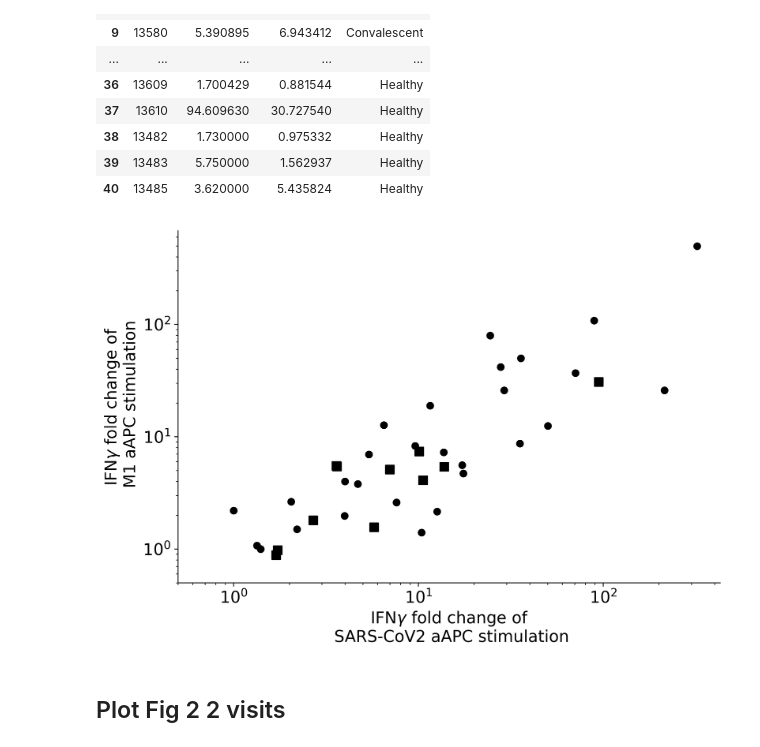
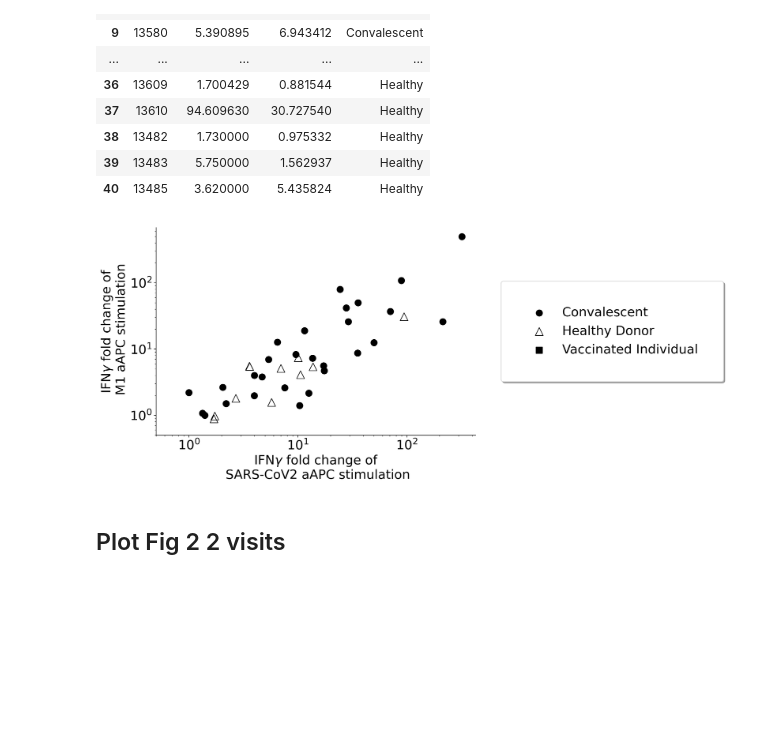
Before and after one commit to GaryWang7/COVID19_Cross_Reference, a Jupyter notebook: Paper_Plot/COVID_2020_Project/Plotting.ipynb, the cells around one changed output. Drawn from its saved outputs; the diff is of its cells as text; code cells hidden in the pictures; blank space fills up the shorter version.

Commit message:
Updated figure 2 plotting

```diff
--- a/Paper_Plot/COVID_2020_Project/Plotting.ipynb
+++ b/Paper_Plot/COVID_2020_Project/Plotting.ipynb
@@ -53,34 +53,50 @@ list(all_donors[(all_donors['Condition'] == 'Convalescent')]['M1'])
 Healthy_SARS, Healthy_M1 = list(all_donors[(all_donors['Condition'] == 'Healthy')]['SARS']), \
 list(all_donors[(all_donors['Condition'] == 'Healthy')]['M1'])
 # %%
+cir_size = 400*1
+tri_size = 150*1
+cross_size = 100*1
+lab_size = 20
 # Set up
-Fig2_all = plt.figure(figsize = (9,6), dpi = 400)
+Fig2_all = plt.figure(figsize = (18,6), dpi = 400)
 # Scatter
 ax = plt.subplot(111)
 #ax = brokenaxes(xlims=((0, 80), (160, 400)), ylims=((0,120), (310, 600)), hspace=.1)
-ax.scatter(CP_SARS,CP_M1, marker='.',color = 'k',s = 150)
-ax.scatter(Healthy_SARS,Healthy_M1, marker = ',',color = 'k', s = 60)
+Convalescent = ax.scatter(CP_SARS,CP_M1, marker='.',color = 'k',s = cir_size)
+Healthy = ax.scatter(Healthy_SARS,Healthy_M1, marker = '^',facecolors='none',color = 'k', s = tri_size)
+Vaccinated = ax.scatter([],[],marker = ',',color ='k',s = 100)
 # Axes Names
 ax.set_xlabel('IFN$\gamma$ fold change of \n SARS-CoV2 aAPC stimulation')
 ax.set_ylabel('IFN$\gamma$ fold change of \n M1 aAPC stimulation')
 # Axis log scale
 plt.yscale("log")
 plt.xscale("log")
 # Limits
 plt.ylim(ymin=0.5)
 plt.xlim(xmin=0.5)
 # Hide right and top spines
 ax.spines['right'].set_visible(False)
 ax.spines['top'].set_visible(False)
 ax.yaxis.set_ticks_position('left')
 ax.xaxis.set_ticks_position('bottom')
-plt.rc('axes', labelsize=15)
-plt.rc('xtick', labelsize=15)
-plt.rc('ytick', labelsize=15)
+plt.rc('axes', labelsize=lab_size)
+plt.rc('xtick', labelsize=lab_size)
+plt.rc('ytick', labelsize=lab_size)
+# Shrink axis and place box outside
+box = ax.get_position()
+ax.set_position([box.x0, box.y0, box.width * 0.5, box.height])
+
+plt.legend([Convalescent,Healthy,Vaccinated],['Convalescent','Healthy Donor','Vaccinated Individual'],
+           fancybox=True, framealpha=1, shadow=True,
+           loc='center left', borderaxespad=2,
+           bbox_to_anchor=(1, 0.5),
+          borderpad = 2,
+          prop={'size': 20})
+
 # Save
 Fig2_all.savefig('all_donors.png', bbox_inches='tight')
 # %% [output]
-[figure, old version]
+[figure, new version]
 # %% [markdown]
 ## Plot Fig 2 2 visits
 # %%
```
Also changed, not shown: parts of 2 cells of this notebook, 3 other files.
